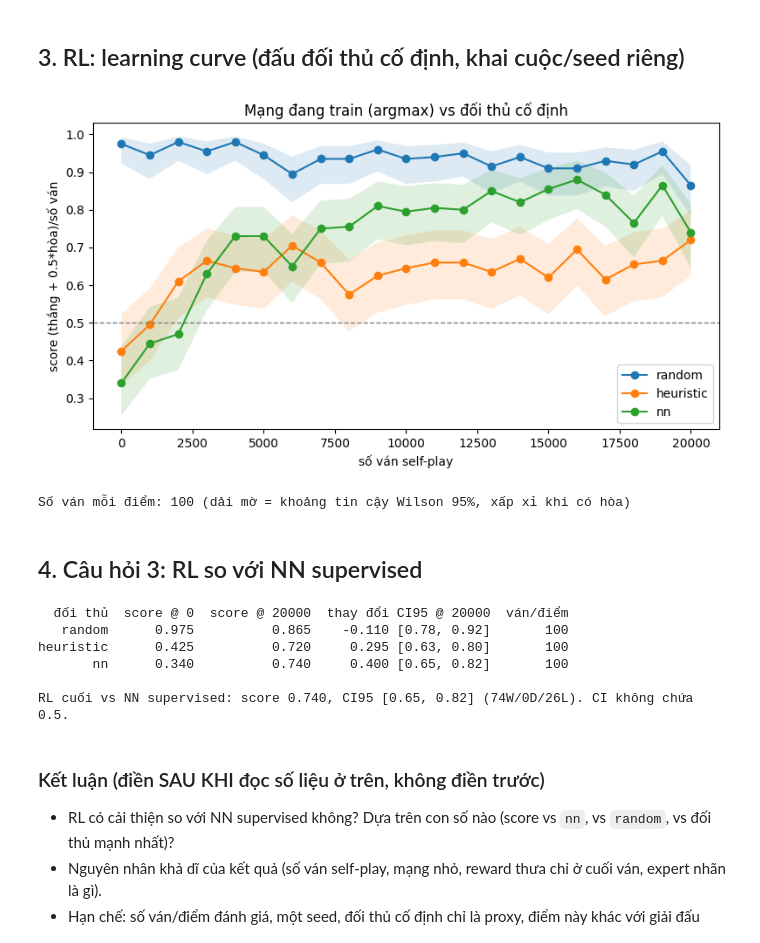
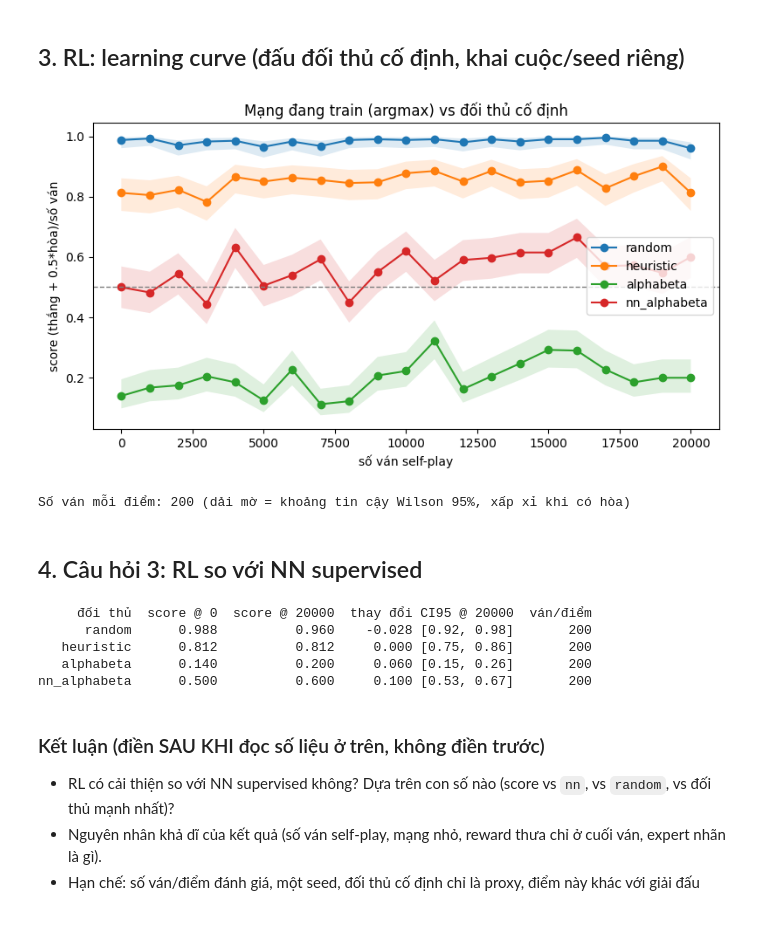
Before and after one commit to ngan23github/Advanced_Artificial_Intelligience_Group, a Jupyter notebook: Project_final/notebooks/03_learning_curves.ipynb, the cells around one changed output. Drawn from its saved outputs; the diff is of its cells as text; code cells hidden in the pictures.

Commit message:
mô hình học được cho alphabeta

```diff
--- a/Project_final/notebooks/03_learning_curves.ipynb
+++ b/Project_final/notebooks/03_learning_curves.ipynb
@@ -28,8 +28,8 @@ FIGS.mkdir(parents=True, exist_ok=True)
 
 SUP_RUN = "supervised_seed42"     # tên thư mục log supervised
 RL_RUN = "rl_seed42"              # tên thư mục log RL
-SUP = LOGS / "train_supervised_heuristic" / SUP_RUN
-RL = LOGS / "train_rl_heuristic" / RL_RUN
+SUP = LOGS / "train_supervised_alphabeta" / SUP_RUN
+RL = LOGS / "train_rl_alphabeta" / RL_RUN
 print("supervised log:", SUP, "->", "có" if SUP.exists() else "CHƯA CÓ")
 print("rl log        :", RL, "->", "có" if RL.exists() else "CHƯA CÓ")
 # %% [output]
@@ -52,7 +52,7 @@ if SUP.exists():
         a.plot(ep.epoch, ep[f"val_{col}"], label="val")
         a.axvline(best, color="gray", ls="--", lw=1, label=f"checkpoint chọn (epoch {best})")
         a.set_xlabel("epoch"); a.set_title(title); a.legend()
-    plt.tight_layout(); plt.savefig(FIGS / "03_supervised_curves.png", dpi=150); plt.show()
+    plt.tight_layout(); plt.savefig(FIGS / "03_supervised_curves_alphabeta.png", dpi=150); plt.show()
 
     t, b = test["test"], test["baselines"]
     print(pd.DataFrame({
@@ -95,7 +95,7 @@ if RL.exists():
         a.plot(tl.episodes, tl[col], alpha=0.3)
         a.plot(tl.episodes, tl[col].rolling(w, min_periods=1).mean())
         a.set_xlabel("episode"); a.set_title(title)
-    plt.tight_layout(); plt.savefig(FIGS / "03_rl_training_diagnostics.png", dpi=150); plt.show()
+    plt.tight_layout(); plt.savefig(FIGS / "03_rl_training_diagnostics_alphabeta.png", dpi=150); plt.show()
     print(f"Khởi tạo từ: {rmeta['init_from']} | {rmeta['episodes']} ván self-play | "
           f"{rmeta['train_seconds']}s trên {rmeta['gpu'] or rmeta['cpu']} | {rmeta['n_params']:,} tham số")
     if rmeta["opponents_skipped"]:
@@ -113,22 +113,22 @@ chưa dự đoán được kết quả (baseline kém nên gradient nhiễu).
 # %%
 if RL.exists():
     lc = pd.read_csv(RL / "learning_curve.csv")
     lo_hi = lc.apply(lambda r: wilson_interval(r.wins + 0.5 * r.draws, r.games), axis=1)
     lc["lo"], lc["hi"] = [x[0] for x in lo_hi], [x[1] for x in lo_hi]
     fig, ax = plt.subplots(figsize=(8, 4.5))
     for opp, g in lc.groupby("opponent", sort=False):
         ax.plot(g.episodes, g.score, marker="o", label=opp)
         ax.fill_between(g.episodes, g.lo, g.hi, alpha=0.15)
     ax.axhline(0.5, color="gray", ls="--", lw=1)
     ax.set_xlabel("số ván self-play"); ax.set_ylabel("score (thắng + 0.5*hòa)/số ván")
     ax.set_title("Mạng đang train (argmax) vs đối thủ cố định"); ax.legend()
-    plt.tight_layout(); plt.savefig(FIGS / "03_rl_learning_curve.png", dpi=150); plt.show()
+    plt.tight_layout(); plt.savefig(FIGS / "03_rl_learning_curve_alphabeta.png", dpi=150); plt.show()
     print("Số ván mỗi điểm:", int(lc.games.iloc[0]), "(dải mờ = khoảng tin cậy Wilson 95%, xấp xỉ khi có hòa)")
 else:
     print("Chưa có log RL.")
 # %% [output]
-[figure, old version]
+[figure, new version]
-Số ván mỗi điểm: 100 (dải mờ = khoảng tin cậy Wilson 95%, xấp xỉ khi có hòa)
+Số ván mỗi điểm: 200 (dải mờ = khoảng tin cậy Wilson 95%, xấp xỉ khi có hòa)
 # %% [markdown]
 ## 4. Câu hỏi 3: RL so với NN supervised
 # %%
@@ -148,12 +148,11 @@ if RL.exists():
               + ("CI chứa 0.5 => chưa đủ bằng chứng RL hơn/kém NN ở số ván này." if g.lo <= 0.5 <= g.hi
                  else "CI không chứa 0.5."))
 # %% [output]
-  đối thủ  score @ 0  score @ 20000  thay đổi CI95 @ 20000  ván/điểm
-   random      0.975          0.865    -0.110 [0.78, 0.92]       100
-heuristic      0.425          0.720     0.295 [0.63, 0.80]       100
-       nn      0.340          0.740     0.400 [0.65, 0.82]       100
-
-RL cuối vs NN supervised: score 0.740, CI95 [0.65, 0.82] (74W/0D/26L). CI không chứa 0.5.
+     đối thủ  score @ 0  score @ 20000  thay đổi CI95 @ 20000  ván/điểm
+      random      0.988          0.960    -0.028 [0.92, 0.98]       200
+   heuristic      0.812          0.812     0.000 [0.75, 0.86]       200
+   alphabeta      0.140          0.200     0.060 [0.15, 0.26]       200
+nn_alphabeta      0.500          0.600     0.100 [0.53, 0.67]       200
 # %% [markdown]
 ### Kết luận (điền SAU KHI đọc số liệu ở trên, không điền trước)
 
```
Also changed, not shown: parts of 3 cells of this notebook, 12 other files.
